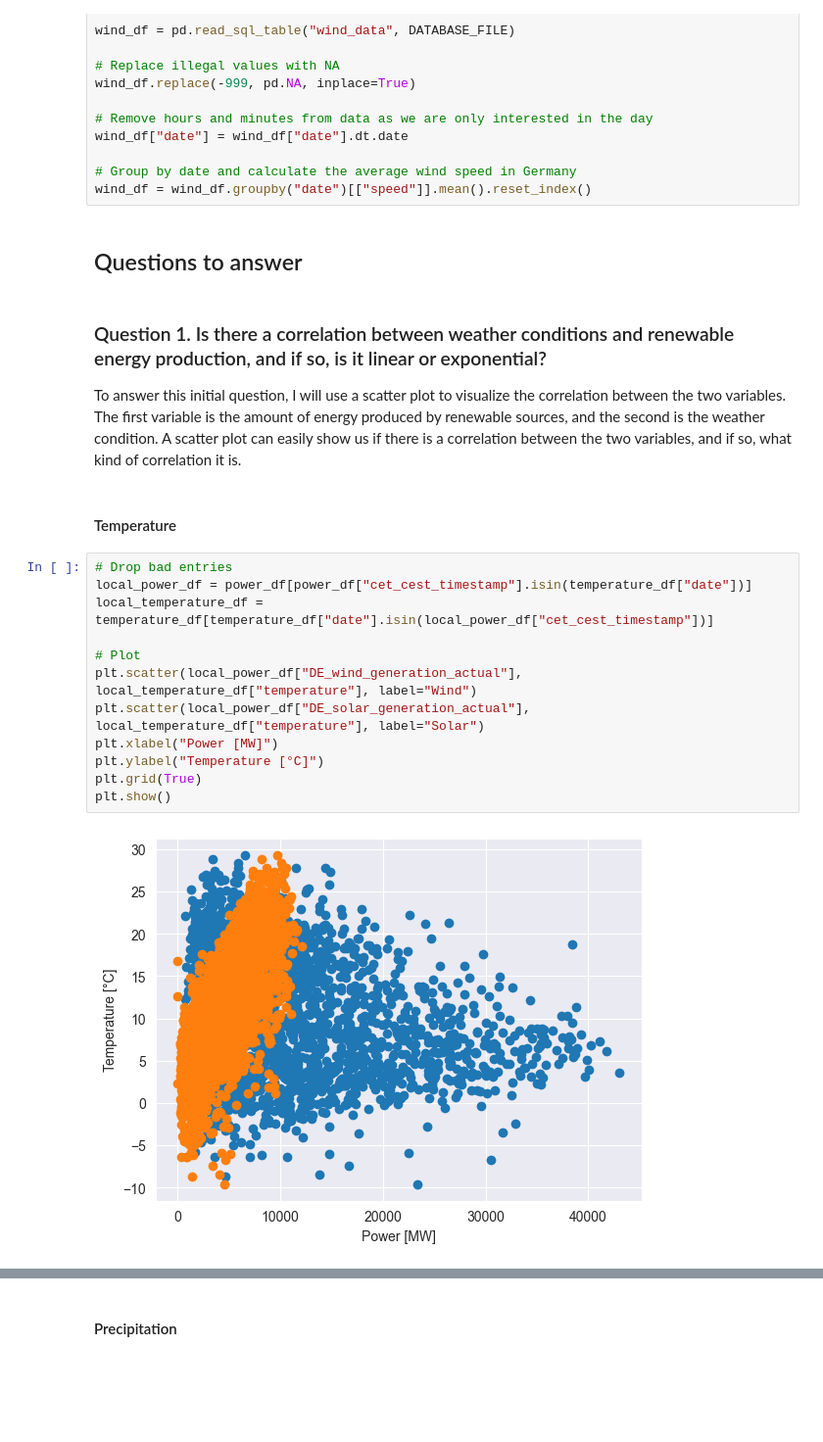
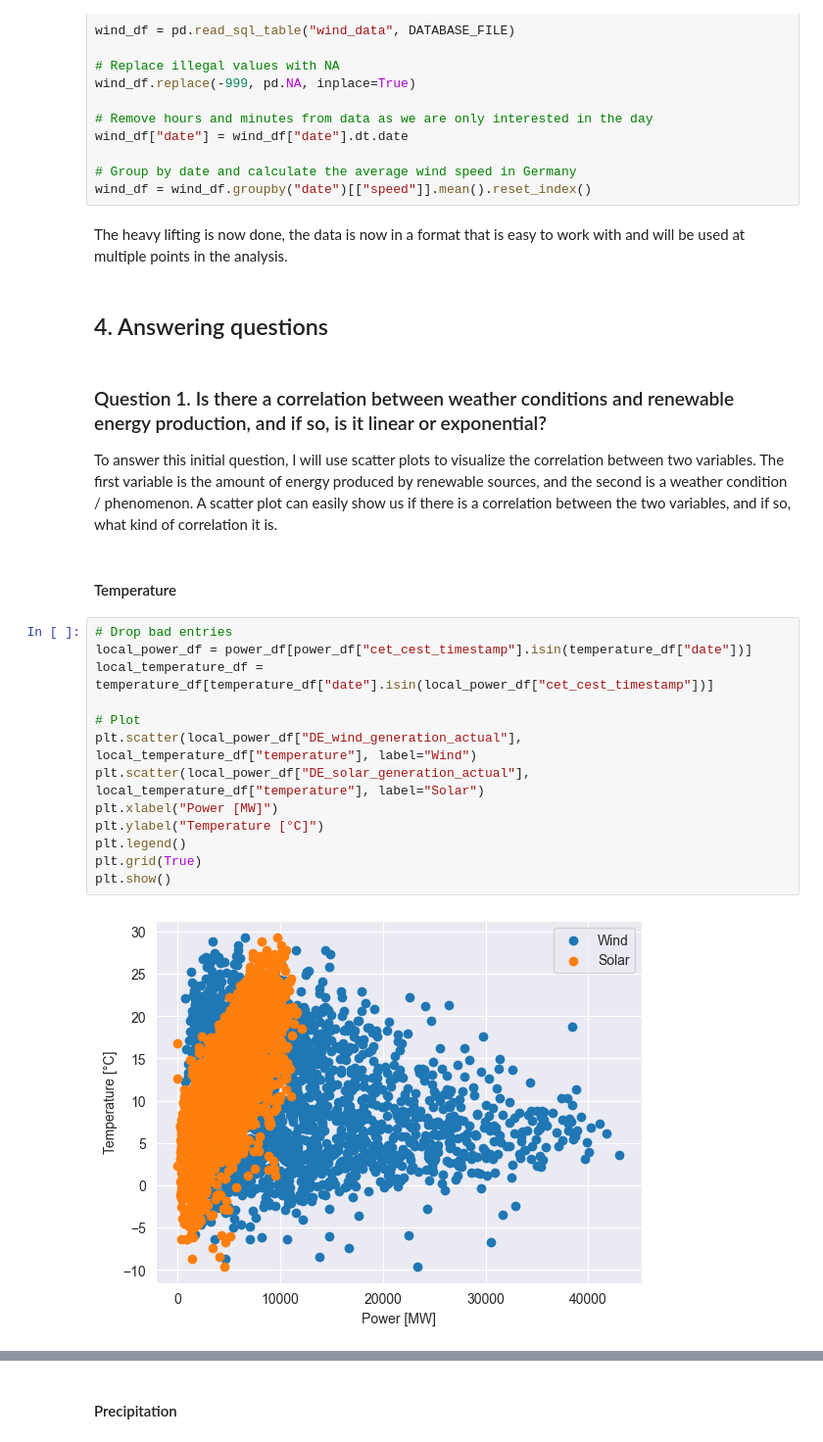
Before and after one commit to StealWonders/amse, a Jupyter notebook: project/report.ipynb, the cells around one changed output, grey strips where cells are left out. Shown at 98% size. Cells and saved outputs as stored; diff of their text form; blank space fills up the shorter version.

```diff
--- a/project/report.ipynb
+++ b/project/report.ipynb
@@ -122,28 +155,31 @@ wind_df["date"] = wind_df["date"].dt.date
 
 # Group by date and calculate the average wind speed in Germany
 wind_df = wind_df.groupby("date")[["speed"]].mean().reset_index()
-# %% [markdown]
-## Questions to answer
+# %% [markdown]
+The heavy lifting is now done, the data is now in a format that is easy to work with and will be used at multiple points in the analysis.
+# %% [markdown]
+## 4. Answering questions
 # %% [markdown]
 ### Question 1. Is there a correlation between weather conditions and renewable energy production, and if so, is it linear or exponential?
 
-To answer this initial question, I will use a scatter plot to visualize the correlation between the two variables.
-The first variable is the amount of energy produced by renewable sources, and the second is the weather condition.
+To answer this initial question, I will use scatter plots to visualize the correlation between two variables.
+The first variable is the amount of energy produced by renewable sources, and the second is a weather condition / phenomenon.
 A scatter plot can easily show us if there is a correlation between the two variables, and if so, what kind of correlation it is.
 # %% [markdown]
 #### Temperature
 # %%
 # Drop bad entries
 local_power_df = power_df[power_df["cet_cest_timestamp"].isin(temperature_df["date"])]
 local_temperature_df = temperature_df[temperature_df["date"].isin(local_power_df["cet_cest_timestamp"])]
 
 # Plot
 plt.scatter(local_power_df["DE_wind_generation_actual"], local_temperature_df["temperature"], label="Wind")
 plt.scatter(local_power_df["DE_solar_generation_actual"], local_temperature_df["temperature"], label="Solar")
 plt.xlabel("Power [MW]")
 plt.ylabel("Temperature [°C]")
+plt.legend()
 plt.grid(True)
 plt.show()
 # %% [output]
-[figure, old version]
+[figure, new version]
 # %% [markdown]
```
Also changed, not shown: parts of 11 cells of this notebook.
